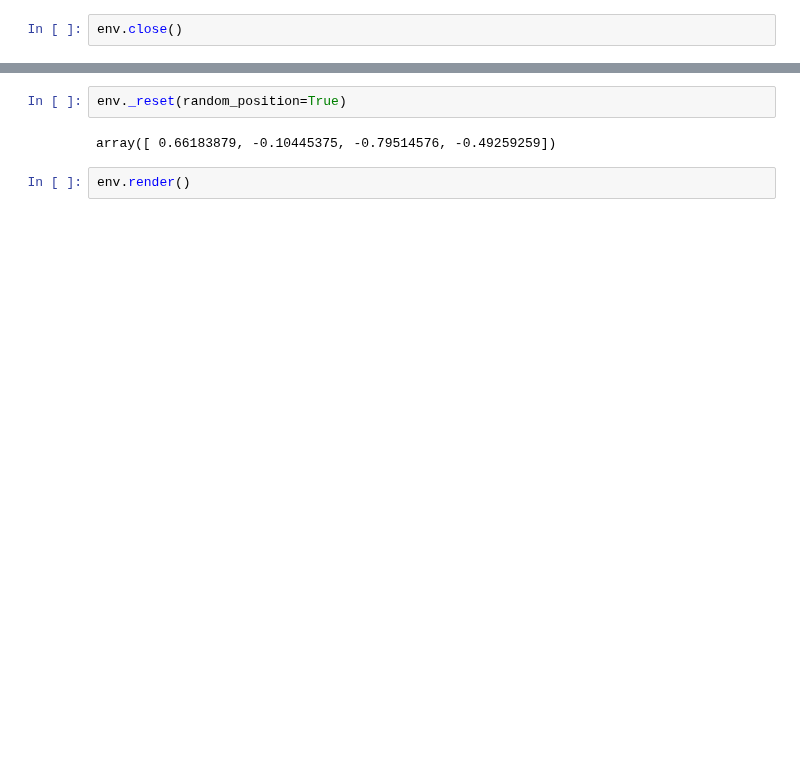
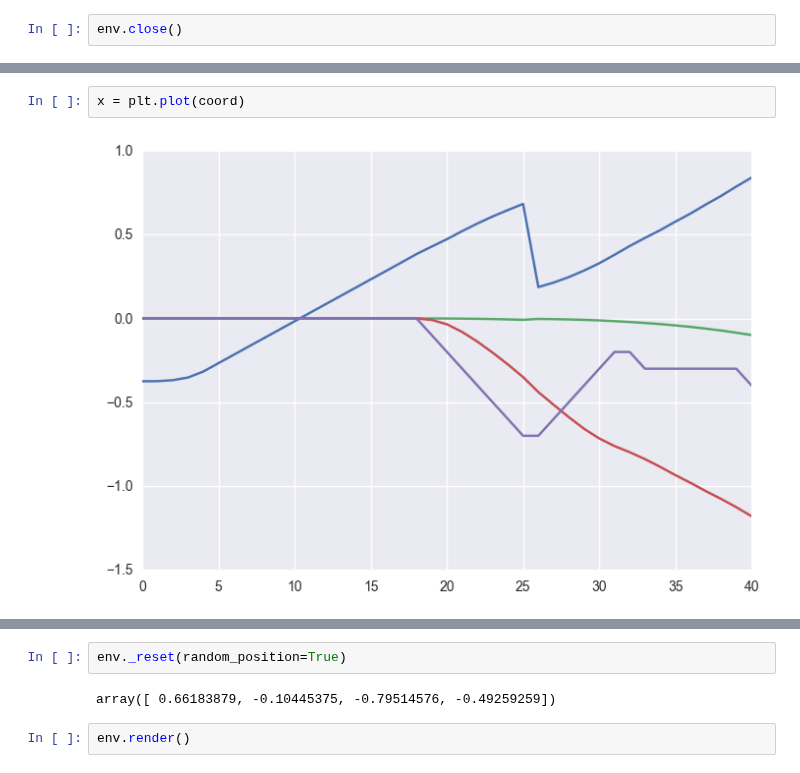
Before and after one commit to jcsharp/DriveIt, a Jupyter notebook: Oracle.ipynb, the cells around one changed output, grey strips where cells are left out. Saved outputs shown, nothing was run; the diff lists cells and outputs as text; blank space fills up the shorter version.

```diff
--- a/Oracle.ipynb
+++ b/Oracle.ipynb
@@ -71,0 +88,4 @@ env.close()
+# %%
+x = plt.plot(coord)
+# %% [output]
+[figure, added]
```
Also changed, not shown: parts of 16 cells of this notebook, 2 other files.
